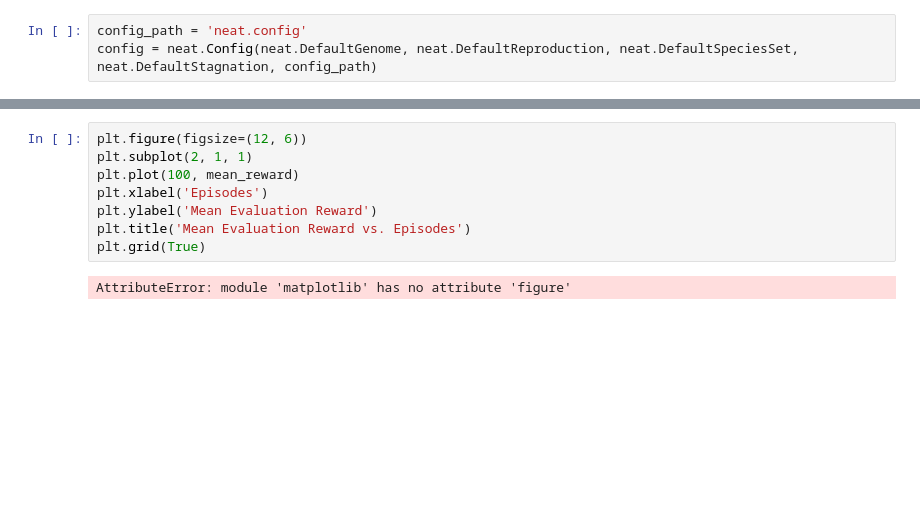
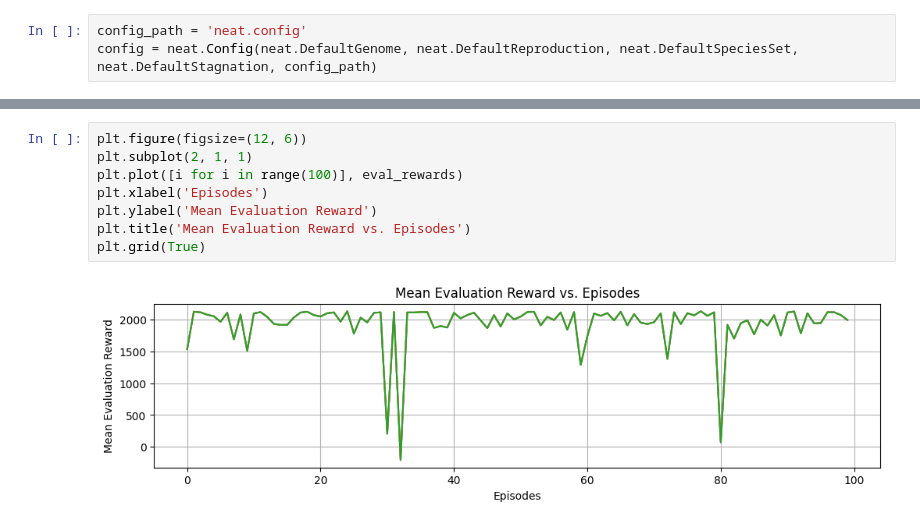
Before and after one commit to gerrholz/MONEAT, a Jupyter notebook: neat.ipynb, the cells around one changed output, grey strips where cells are left out. Cells and saved outputs as stored; diff of their text form; blank space fills up the shorter version.

```diff
--- a/neat.ipynb
+++ b/neat.ipynb
@@ -112,10 +112,10 @@ print(mean_reward)
 # %%
 plt.figure(figsize=(12, 6))
 plt.subplot(2, 1, 1)
-plt.plot(100, mean_reward)
+plt.plot([i for i in range(100)], eval_rewards)
 plt.xlabel('Episodes')
 plt.ylabel('Mean Evaluation Reward')
 plt.title('Mean Evaluation Reward vs. Episodes')
 plt.grid(True)
 # %% [output]
-AttributeError: module 'matplotlib' has no attribute 'figure'
+[figure, added]
```
Also changed, not shown: parts of 5 cells of this notebook, 5 other files.
